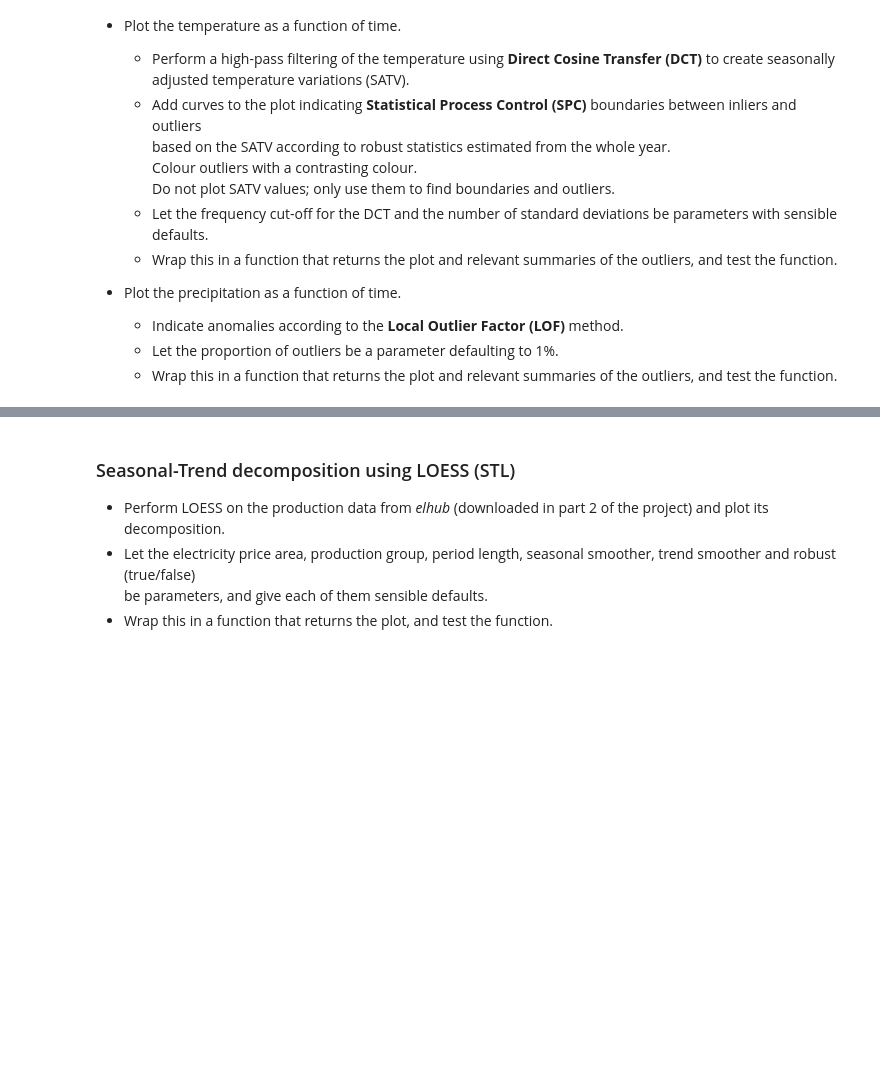
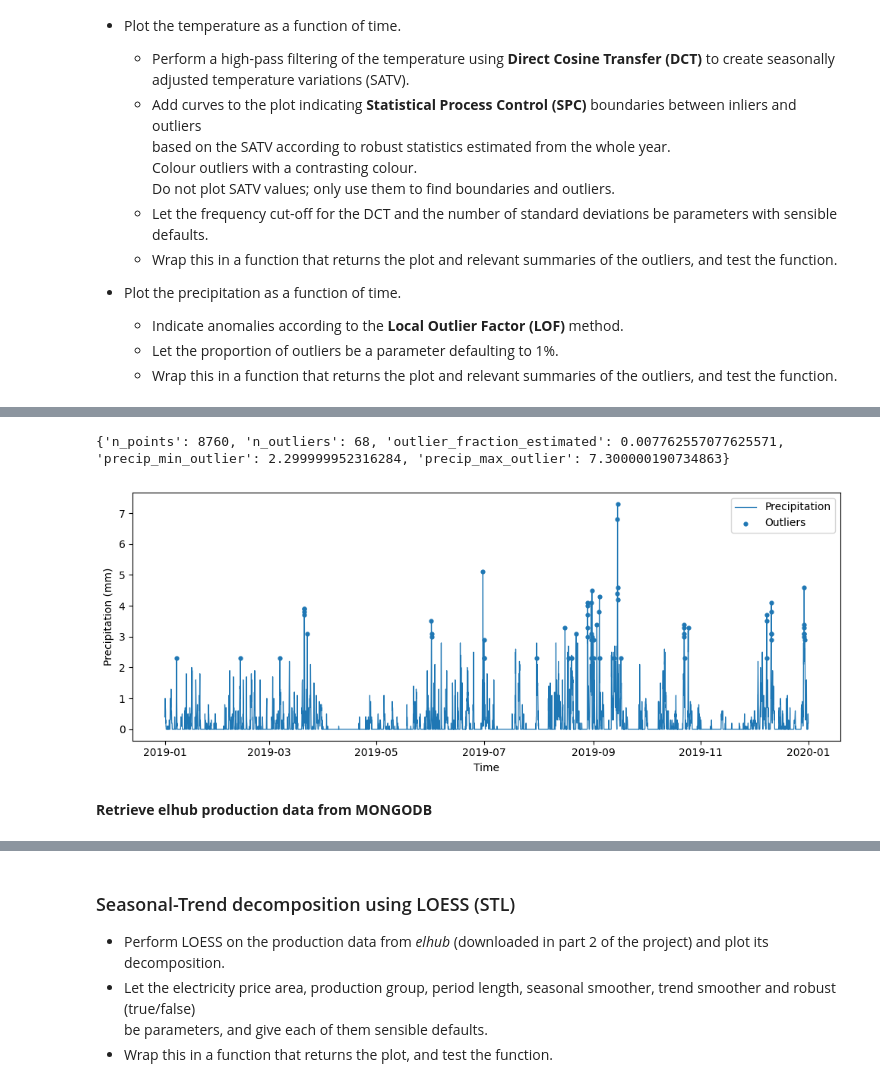
Before and after one commit to rajern/ind320-rajvir, a Jupyter notebook: notebooks/assignment3.ipynb, the cells around one changed output, grey strips where cells are left out. Drawn from its saved outputs; the diff is of its cells as text; code cells hidden in the pictures; blank space fills up the shorter version.

```diff
--- a/notebooks/assignment3.ipynb
+++ b/notebooks/assignment3.ipynb
@@ -70,0 +314,9 @@
+# %%
+# Test precipitation function on Bergen 2019 data
+fig, stats = plot_precipitation_with_lof(hourly_dataframe, time_col="date", precip_col="precipitation")
+print(stats)
+# %% [output]
+{'n_points': 8760, 'n_outliers': 68, 'outlier_fraction_estimated': 0.007762557077625571, 'precip_min_outlier': 2.299999952316284, 'precip_max_outlier': 7.300000190734863}
+[figure, added]
+# %% [markdown]
+**Retrieve elhub production data from MONGODB**
```
Also changed, not shown: parts of 14 cells of this notebook.
